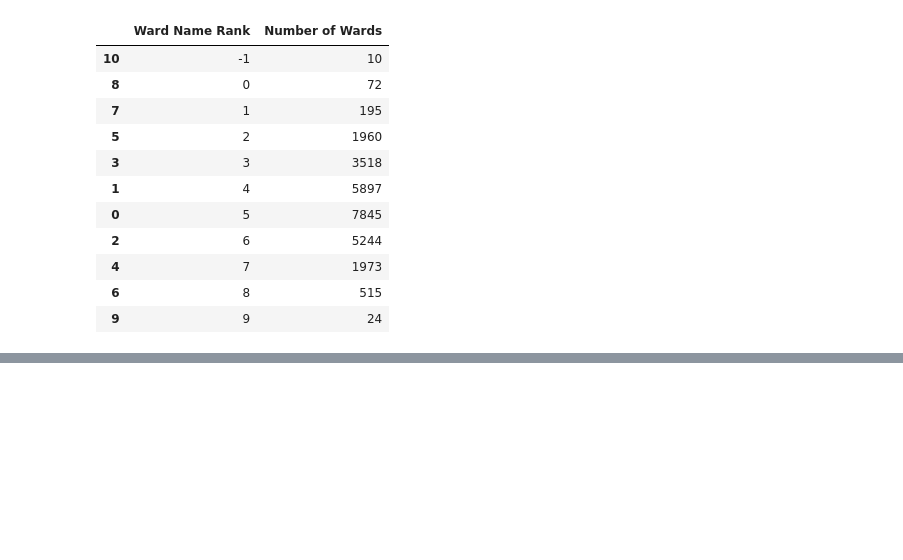
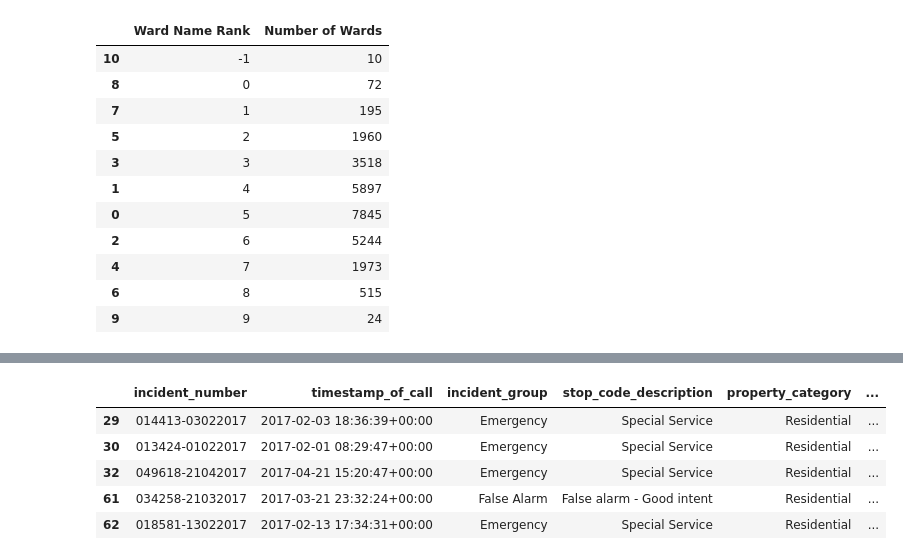
Before and after one commit to AustinYunker/London-Fire-Brigade, a Jupyter notebook: Data Cleaning.ipynb, the cells around one changed output, grey strips where cells are left out. Saved outputs shown, nothing was run; the diff lists cells and outputs as text; code cells hidden in the pictures; blank space fills up the shorter version.

```diff
--- a/Data Cleaning.ipynb
+++ b/Data Cleaning.ipynb
@@ -559,0 +634,9 @@ london_train.head()
+# %%
+london_train.loc[london_train["first_pump_arriving_attendance_time"].isnull()].head()
+# %% [output]
+|  | incident_number | timestamp_of_call | incident_group | stop_code_description | property_category | ... |
+| 29 | 014413-03022017 | 2017-02-03 18:36:39+00:00 | Emergency | Special Service | Residential | ... |
+| 30 | 013424-01022017 | 2017-02-01 08:29:47+00:00 | Emergency | Special Service | Residential | ... |
+| 32 | 049618-21042017 | 2017-04-21 15:20:47+00:00 | Emergency | Special Service | Residential | ... |
+| 61 | 034258-21032017 | 2017-03-21 23:32:24+00:00 | False Alarm | False alarm - Good intent | Residential | ... |
+| 62 | 018581-13022017 | 2017-02-13 17:34:31+00:00 | Emergency | Special Service | Residential | ... |
```
Also changed, not shown: parts of 22 cells of this notebook.
